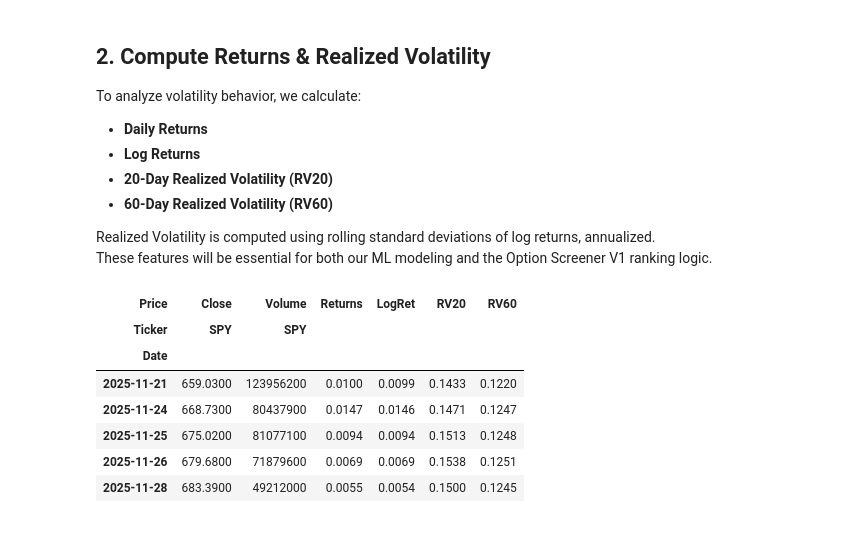
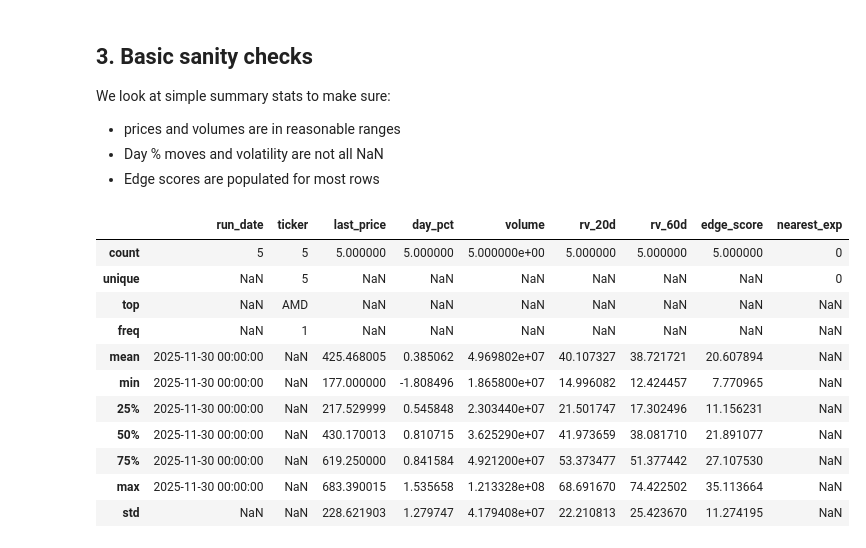
Before and after one commit to btheard3/volatility-alpha-engine, a Jupyter notebook: notebooks/01_eda_volatility_alpha.ipynb, the cells around one changed output. Cells and saved outputs as stored; diff of their text form; code cells hidden in the pictures.

```diff
--- a/notebooks/01_eda_volatility_alpha.ipynb
+++ b/notebooks/01_eda_volatility_alpha.ipynb
@@ -40,4 +54,20 @@ We will inspect `head()` and `tail()` to visually validate data integrity.
 # %%
-tickers = ["SPY", "QQQ", "TSLA", "NVDA", "AMD"]
-tickers
+df = con.sql("""
+    SELECT
+        run_date,
+        ticker,
+        last_price,
+        day_pct,
+        volume,
+        rv_20d,
+        rv_60d,
+        edge_score,
+        nearest_exp
+    FROM screener_snapshots
+    ORDER BY run_date, ticker;
+""").df()
+
+df["run_date"] = pd.to_datetime(df["run_date"])
+
+df.head(), df.shape
 # %% [output]
@@ -70,43 +88,25 @@ data["SPY"].head()
 # %% [markdown]
-## 2. Compute Returns & Realized Volatility
+## 3. Basic sanity checks
 
-To analyze volatility behavior, we calculate:
+We look at simple summary stats to make sure:
 
-- **Daily Returns**
-- **Log Returns**
-- **20-Day Realized Volatility (RV20)**
-- **60-Day Realized Volatility (RV60)**
-
-Realized Volatility is computed using rolling standard deviations of log returns, annualized.
-These features will be essential for both our ML modeling and the Option Screener V1 ranking logic.
+- prices and volumes are in reasonable ranges
+- Day % moves and volatility are not all NaN
+- Edge scores are populated for most rows
 # %%
-# Compute Returns + Realized Volatility (20d & 60d)
-
-def compute_eda(df):
-    df = df.copy()
-
-    # Daily returns
-    df["Returns"] = df["Close"].pct_change()
-
-    # Log returns
-    df["LogRet"] = np.log(df["Close"]).diff()
-
-    # RV20 and RV60 (annualized)
-    df["RV20"] = df["LogRet"].rolling(20).std() * np.sqrt(252)
-    df["RV60"] = df["LogRet"].rolling(60).std() * np.sqrt(252)
-
-    return df
-
-eda_data = {sym: compute_eda(df) for sym, df in data.items()}
-
-eda_data["SPY"].tail()
+df["run_date"] = pd.to_datetime(df["run_date"])
+df.describe(include="all")
 # %% [output]
-| Price | Close | Volume | Returns | LogRet | RV20 | RV60 |
-| Ticker | SPY | SPY |  |  |  |  |
-| Date |  |  |  |  |  |  |
-| 2025-11-21 | 659.0300 | 123956200 | 0.0100 | 0.0099 | 0.1433 | 0.1220 |
-| 2025-11-24 | 668.7300 | 80437900 | 0.0147 | 0.0146 | 0.1471 | 0.1247 |
-| 2025-11-25 | 675.0200 | 81077100 | 0.0094 | 0.0094 | 0.1513 | 0.1248 |
-| 2025-11-26 | 679.6800 | 71879600 | 0.0069 | 0.0069 | 0.1538 | 0.1251 |
-| 2025-11-28 | 683.3900 | 49212000 | 0.0055 | 0.0054 | 0.1500 | 0.1245 |
+|  | run_date | ticker | last_price | day_pct | volume | rv_20d | rv_60d | edge_score | nearest_exp |
+| count | 5 | 5 | 5.000000 | 5.000000 | 5.000000e+00 | 5.000000 | 5.000000 | 5.000000 | 0 |
+| unique | NaN | 5 | NaN | NaN | NaN | NaN | NaN | NaN | 0 |
+| top | NaN | AMD | NaN | NaN | NaN | NaN | NaN | NaN | NaN |
+| freq | NaN | 1 | NaN | NaN | NaN | NaN | NaN | NaN | NaN |
+| mean | 2025-11-30 00:00:00 | NaN | 425.468005 | 0.385062 | 4.969802e+07 | 40.107327 | 38.721721 | 20.607894 | NaN |
+| min | 2025-11-30 00:00:00 | NaN | 177.000000 | -1.808496 | 1.865800e+07 | 14.996082 | 12.424457 | 7.770965 | NaN |
+| 25% | 2025-11-30 00:00:00 | NaN | 217.529999 | 0.545848 | 2.303440e+07 | 21.501747 | 17.302496 | 11.156231 | NaN |
+| 50% | 2025-11-30 00:00:00 | NaN | 430.170013 | 0.810715 | 3.625290e+07 | 41.973659 | 38.081710 | 21.891077 | NaN |
+| 75% | 2025-11-30 00:00:00 | NaN | 619.250000 | 0.841584 | 4.921200e+07 | 53.373477 | 51.377442 | 27.107530 | NaN |
+| max | 2025-11-30 00:00:00 | NaN | 683.390015 | 1.535658 | 1.213328e+08 | 68.691670 | 74.422502 | 35.113664 | NaN |
+| std | NaN | NaN | 228.621903 | 1.279747 | 4.179408e+07 | 22.210813 | 25.423670 | 11.274195 | NaN |
 # %% [markdown]
```
Also changed, not shown: parts of 16 cells of this notebook, 4 other files.
